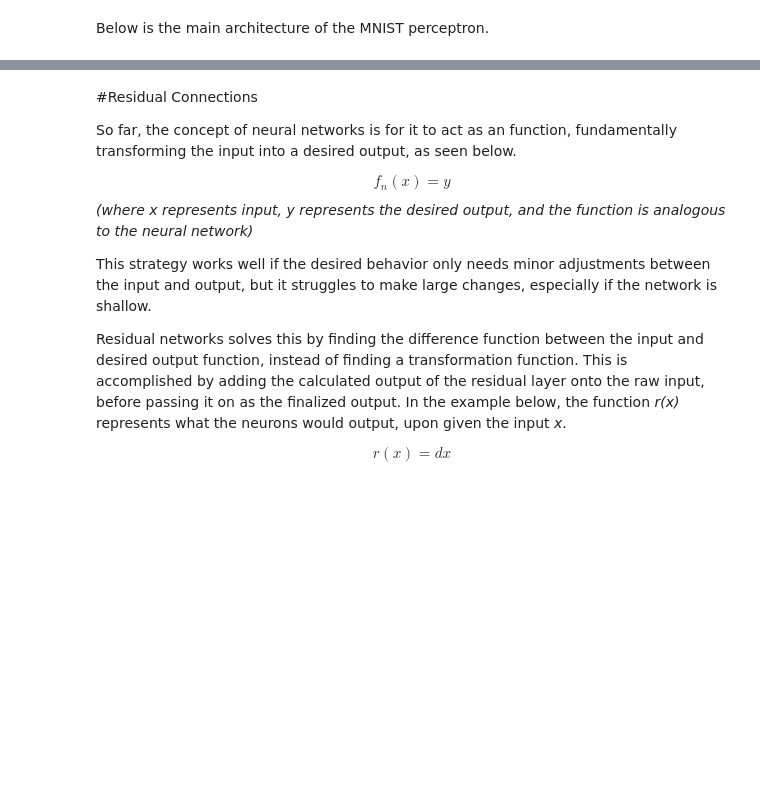
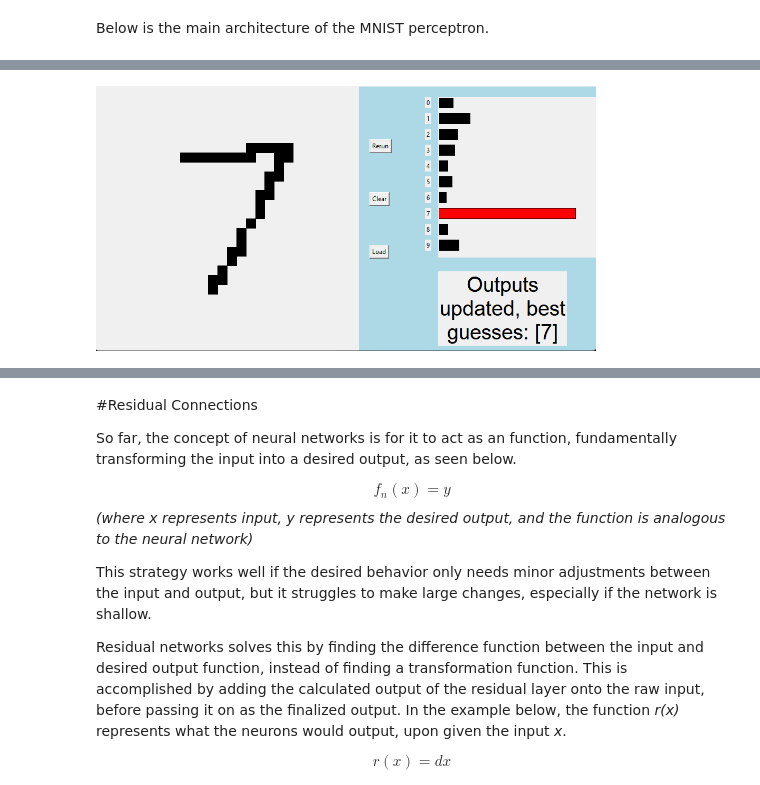
Before and after one commit to WarshipConn/NeuralNetworks-ComputerVision, a Jupyter notebook: ResearchDocument.ipynb, the cells around one changed output, grey strips where cells are left out. Saved outputs shown, nothing was run; the diff lists cells and outputs as text; code cells hidden in the pictures; blank space fills up the shorter version.

```diff
--- a/ResearchDocument.ipynb
+++ b/ResearchDocument.ipynb
@@ -478,0 +485,4 @@ class Net(nn.Module):
+# %%
+Image(filename = "./ResearchDocumentImages/MNIST2.png", width=500, height=500)
+# %% [output]
+[figure, added]
```
Also changed, not shown: parts of 11 cells of this notebook.
